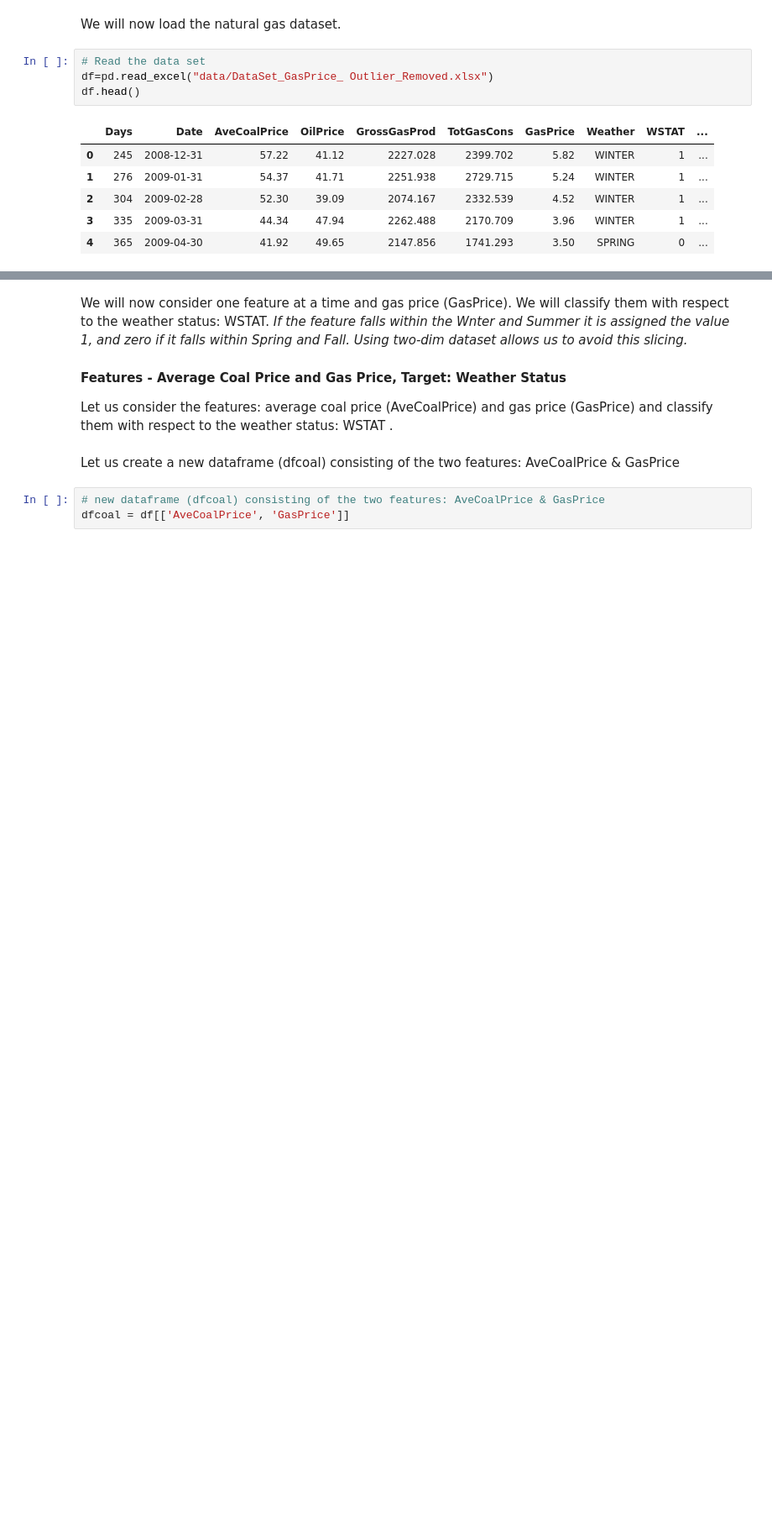
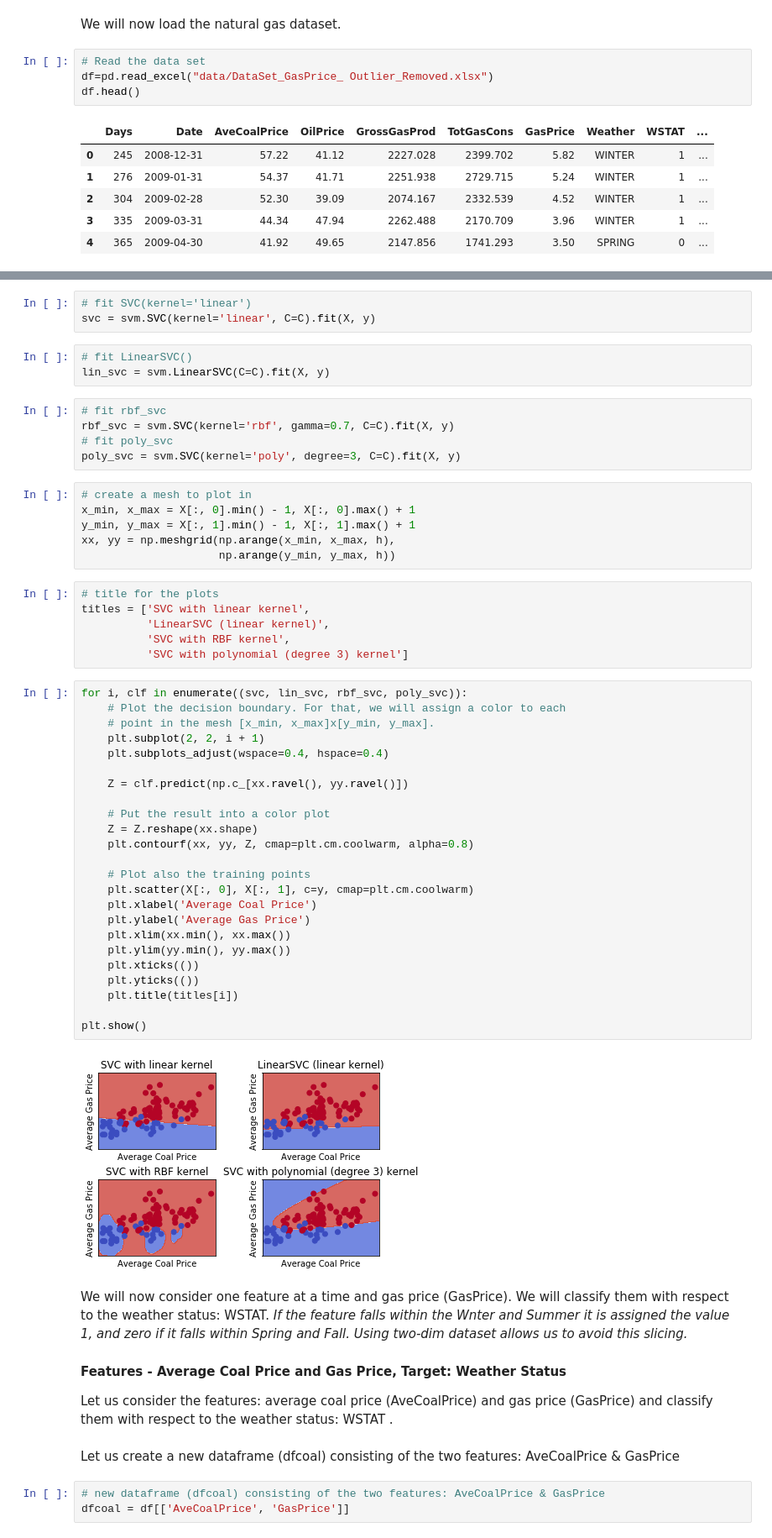
Before and after one commit to druchefavour/Data-Science---Project, a Jupyter notebook: CODE SECTION 7.11 - Support Vector Machine.ipynb, the cells around one changed output, grey strips where cells are left out. Shown: that part at 84% size. Cells and saved outputs as stored; diff of their text form; blank space fills up the shorter version.

```diff
--- a/CODE SECTION 7.11 - Support Vector Machine.ipynb
+++ b/CODE SECTION 7.11 - Support Vector Machine.ipynb
@@ -33,3 +49,52 @@ df.head()
+# %%
+# fit SVC(kernel='linear')
+svc = svm.SVC(kernel='linear', C=C).fit(X, y)
+# %%
+# fit LinearSVC()
+lin_svc = svm.LinearSVC(C=C).fit(X, y)
+# %%
+# fit rbf_svc
+rbf_svc = svm.SVC(kernel='rbf', gamma=0.7, C=C).fit(X, y)
+# fit poly_svc
+poly_svc = svm.SVC(kernel='poly', degree=3, C=C).fit(X, y)
+# %%
+# create a mesh to plot in
+x_min, x_max = X[:, 0].min() - 1, X[:, 0].max() + 1
+y_min, y_max = X[:, 1].min() - 1, X[:, 1].max() + 1
+xx, yy = np.meshgrid(np.arange(x_min, x_max, h),
+                     np.arange(y_min, y_max, h))
+# %%
+# title for the plots
+titles = ['SVC with linear kernel',
+          'LinearSVC (linear kernel)',
+          'SVC with RBF kernel',
+          'SVC with polynomial (degree 3) kernel']
+# %%
+for i, clf in enumerate((svc, lin_svc, rbf_svc, poly_svc)):
+    # Plot the decision boundary. For that, we will assign a color to each
+    # point in the mesh [x_min, x_max]x[y_min, y_max].
+    plt.subplot(2, 2, i + 1)
+    plt.subplots_adjust(wspace=0.4, hspace=0.4)
+
+    Z = clf.predict(np.c_[xx.ravel(), yy.ravel()])
+
+    # Put the result into a color plot
+    Z = Z.reshape(xx.shape)
+    plt.contourf(xx, yy, Z, cmap=plt.cm.coolwarm, alpha=0.8)
+
+    # Plot also the training points
+    plt.scatter(X[:, 0], X[:, 1], c=y, cmap=plt.cm.coolwarm)
+    plt.xlabel('Average Coal Price')
+    plt.ylabel('Average Gas Price')
+    plt.xlim(xx.min(), xx.max())
+    plt.ylim(yy.min(), yy.max())
+    plt.xticks(())
+    plt.yticks(())
+    plt.title(titles[i])
+
+plt.show()
+# %% [output]
+[figure, added]
 # %% [markdown]
 We will now consider one feature at a time and gas price (GasPrice). We will classify them with respect to the weather status: WSTAT. <em> If the feature falls within the Wnter and Summer it is assigned the value 1, and zero if it falls within Spring and Fall. Using two-dim dataset allows us to avoid this slicing.
 
```
Also changed, not shown: parts of 6 cells of this notebook, 5 other files.
